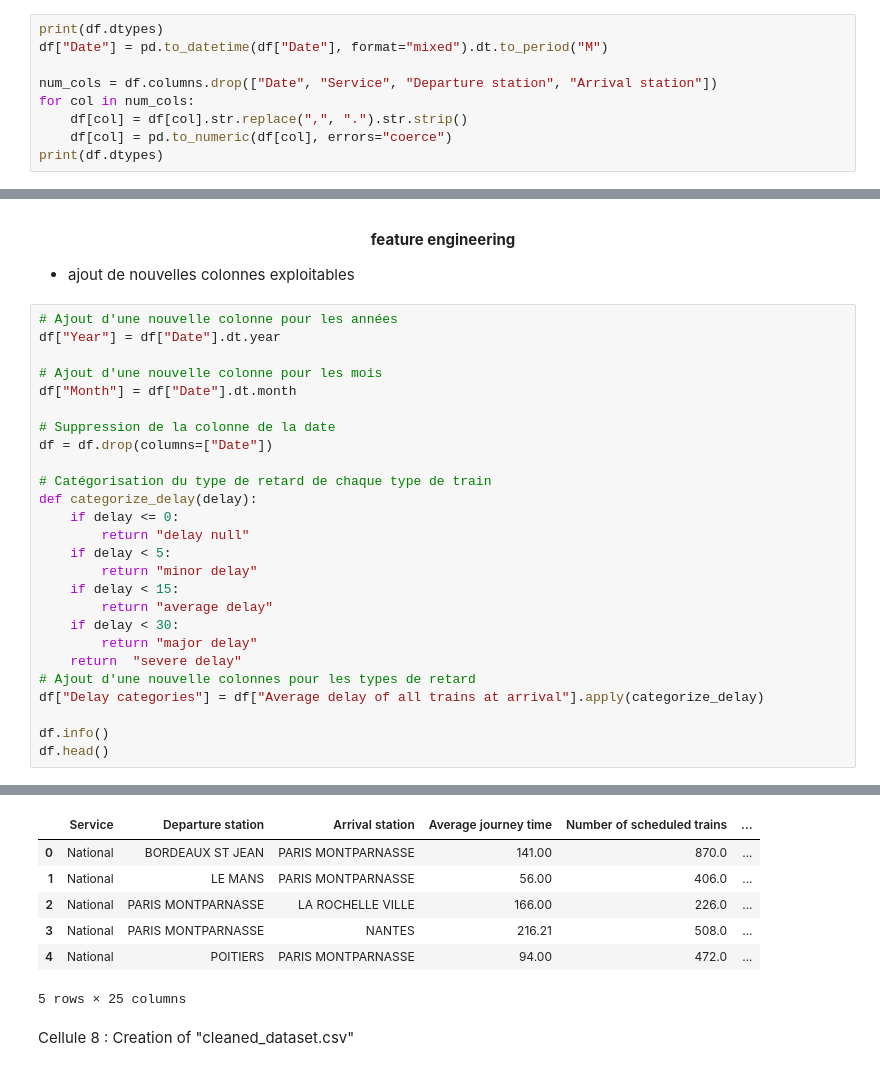
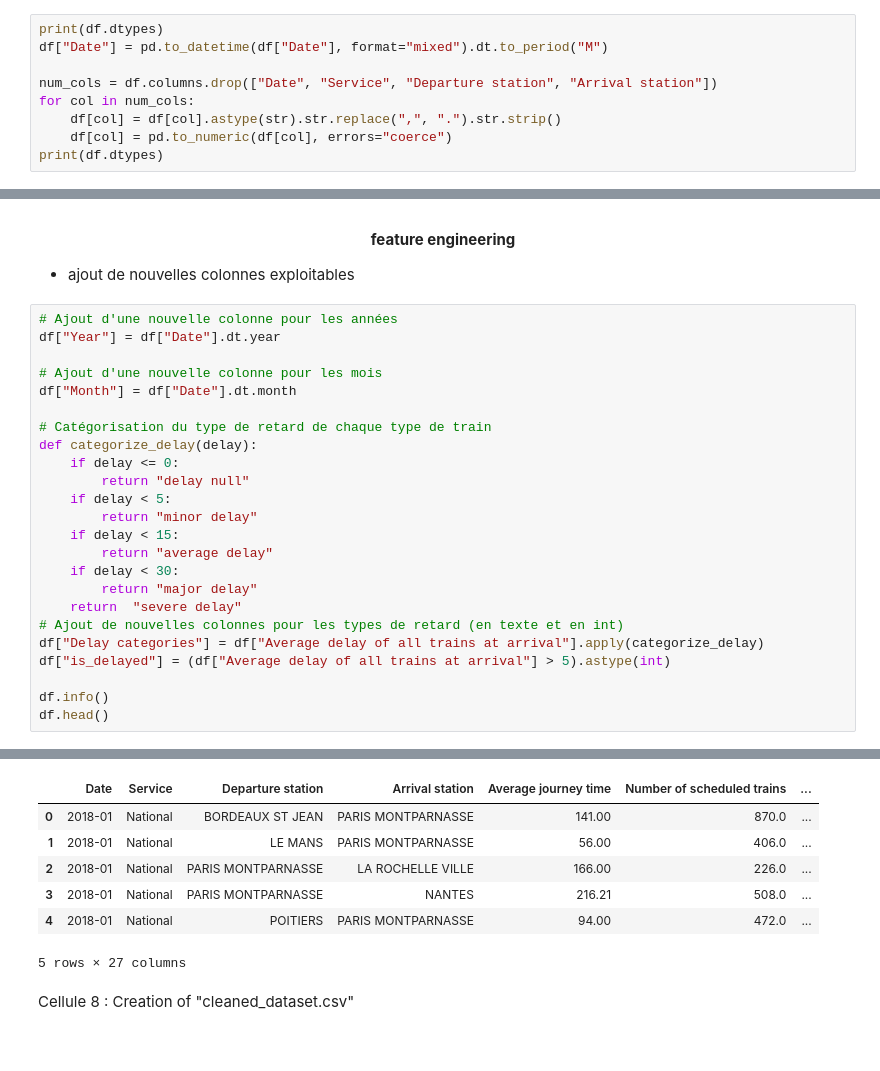
Before and after one commit to LaurinceG4N0/tardis-sncf, a Jupyter notebook: tardis_eda.ipynb, the cells around one changed output, grey strips where cells are left out. Saved outputs shown, nothing was run; the diff lists cells and outputs as text.

```diff
--- a/tardis_eda.ipynb
+++ b/tardis_eda.ipynb
@@ -88,7 +88,7 @@ df["Date"] = pd.to_datetime(df["Date"], format="mixed").dt.to_period("M")
 
 num_cols = df.columns.drop(["Date", "Service", "Departure station", "Arrival station"])
 for col in num_cols:
-    df[col] = df[col].str.replace(",", ".").str.strip()
+    df[col] = df[col].astype(str).str.replace(",", ".").str.strip()
     df[col] = pd.to_numeric(df[col], errors="coerce")
 print(df.dtypes)
 # %% [output]
@@ -169,9 +169,6 @@ df["Year"] = df["Date"].dt.year
 
 # Ajout d'une nouvelle colonne pour les mois
 df["Month"] = df["Date"].dt.month
-
-# Suppression de la colonne de la date
-df = df.drop(columns=["Date"])
 
 # Catégorisation du type de retard de chaque type de train
 def categorize_delay(delay):
@@ -184,8 +181,9 @@ def categorize_delay(delay):
     if delay < 30:
         return "major delay"
     return  "severe delay"
-# Ajout d'une nouvelle colonnes pour les types de retard
+# Ajout de nouvelles colonnes pour les types de retard (en texte et en int)
 df["Delay categories"] = df["Average delay of all trains at arrival"].apply(categorize_delay)
+df["is_delayed"] = (df["Average delay of all trains at arrival"] > 5).astype(int)
 
 df.info()
 df.head()
@@ -210,10 +208,10 @@ memory usage: 2.3 MB
-|  | Service | Departure station | Arrival station | Average journey time | Number of scheduled trains | ... |
-| 0 | National | BORDEAUX ST JEAN | PARIS MONTPARNASSE | 141.00 | 870.0 | ... |
-| 1 | National | LE MANS | PARIS MONTPARNASSE | 56.00 | 406.0 | ... |
-| 2 | National | PARIS MONTPARNASSE | LA ROCHELLE VILLE | 166.00 | 226.0 | ... |
-| 3 | National | PARIS MONTPARNASSE | NANTES | 216.21 | 508.0 | ... |
-| 4 | National | POITIERS | PARIS MONTPARNASSE | 94.00 | 472.0 | ... |
+|  | Date | Service | Departure station | Arrival station | Average journey time | Number of scheduled trains | ... |
+| 0 | 2018-01 | National | BORDEAUX ST JEAN | PARIS MONTPARNASSE | 141.00 | 870.0 | ... |
+| 1 | 2018-01 | National | LE MANS | PARIS MONTPARNASSE | 56.00 | 406.0 | ... |
+| 2 | 2018-01 | National | PARIS MONTPARNASSE | LA ROCHELLE VILLE | 166.00 | 226.0 | ... |
+| 3 | 2018-01 | National | PARIS MONTPARNASSE | NANTES | 216.21 | 508.0 | ... |
+| 4 | 2018-01 | National | POITIERS | PARIS MONTPARNASSE | 94.00 | 472.0 | ... |
-5 rows × 25 columns
+5 rows × 27 columns
 # %% [markdown]
 Cellule 8 : Creation of "cleaned_dataset.csv"
 # %%
```
Also changed, not shown: parts of 1 cell of this notebook, 1 other file.
